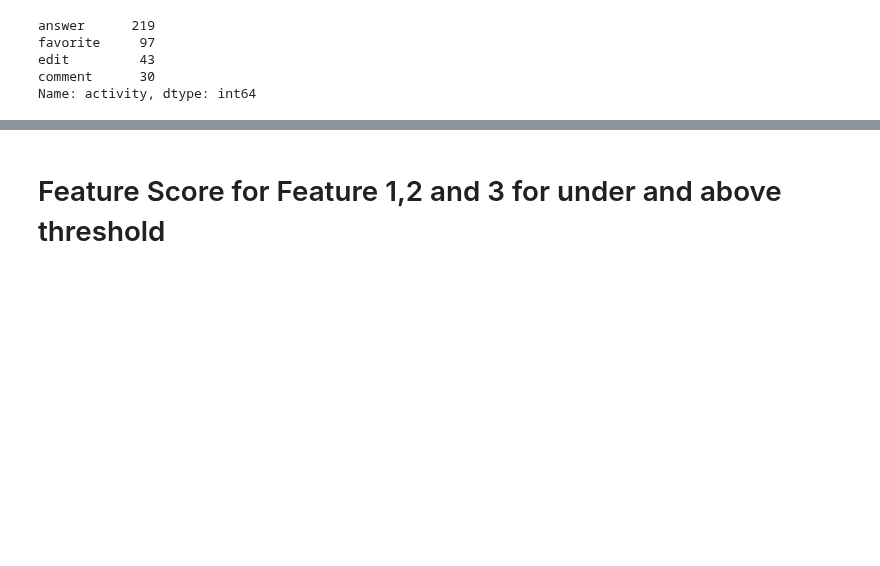
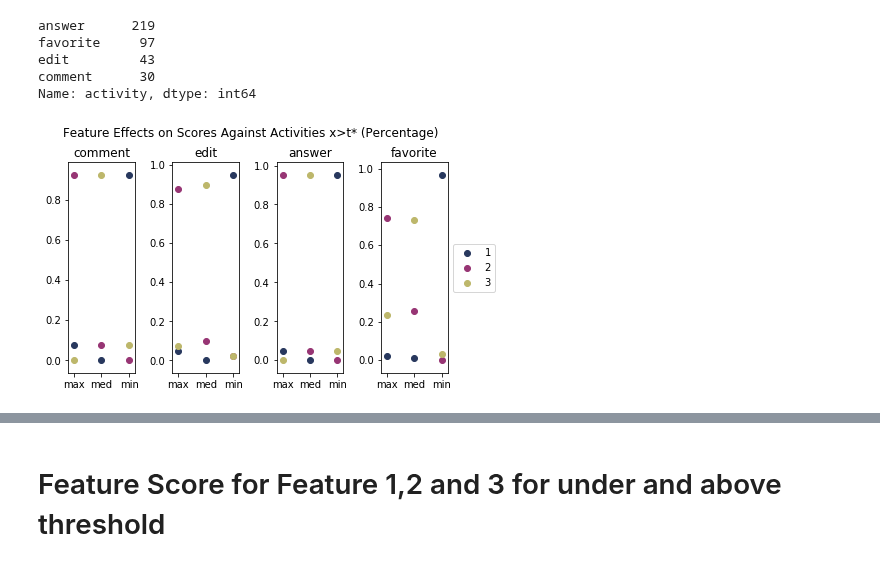
Before and after one commit to MaksimDan/160-Stackoverflow, a Jupyter notebook: source/residual_analysis/residual_analysis.ipynb, the cells around one changed output, grey strips where cells are left out. Saved outputs shown, nothing was run; the diff lists cells and outputs as text; code cells hidden in the pictures; blank space fills up the shorter version.

Commit message:
added percentage

```diff
--- a/source/residual_analysis/residual_analysis.ipynb
+++ b/source/residual_analysis/residual_analysis.ipynb
@@ -228,3 +228,49 @@ def stacked_bar(data, suptitle):
     ax.legend(df.columns,loc='center left', bbox_to_anchor=(1, 0.5))
     plt.suptitle(suptitle)
     plt.show()
+# %%
+def effects_scores(data,activity):
+    """give percentile of rank for each feature
+
+    Argument: input data (pd DataFrame) -  the input data
+
+    Return: pd.DataFrame - table with percentage
+    """
+    f_ranks = data[data['activity'] == activity]['feature_rank']
+    fmin = []`
+    fmed = []
+    fmax = []
+
+    for i in range(len(f_ranks)):
+        ranks = list(map(str, f_ranks.iloc[i]))
+        fmin.append(ranks[0])
+        fmed.append(ranks[1])
+        fmax.append(ranks[2])
+    d1 = pd.DataFrame([{x:fmin.count(x) for x in fmin}])/len(fmin)
+    d2 = pd.DataFrame([{x:fmed.count(x) for x in fmed}])/len(fmed)
+    d3 = pd.DataFrame([{x:fmax.count(x) for x in fmax}])/len(fmax)
+    df = pd.concat([d1,d2,d3]).fillna(0).set_index([['min','med','max']])
+    return df
+# %%
+# scatter plot
+def stacked_bar_per(data, suptitle):
+    """ input data in a pd dataframe to plot graph, suptitle (str) - graph suptitle
+    """
+    plt.figure()
+    cmap = ["#28385E","#973574","DarkKhaki"]
+    for i in range(len(feature_rank.activity.unique())):
+        activity = feature_rank.activity.unique()[i]
+        df = effects_scores(data,activity)
+        ax = plt.subplot(1,4,i+1)
+        plt.tight_layout(rect=[0, 0.03, 1, 0.95])
+        for i in range(3):
+            values = df.iloc[i]
+            ax.scatter(df.index, values, color = cmap[i])
+        plt.title(activity)
+    ax.legend(df.columns,loc='center left', bbox_to_anchor=(1, 0.5))
+    plt.suptitle(suptitle)
+    plt.show()
+# %%
+stacked_bar_per(over_thres, 'Feature Effects on Scores Against Activities x>t* (Percentage)')
+# %% [output]
+[figure, added]
```
Also changed, not shown: parts of 6 cells of this notebook.
